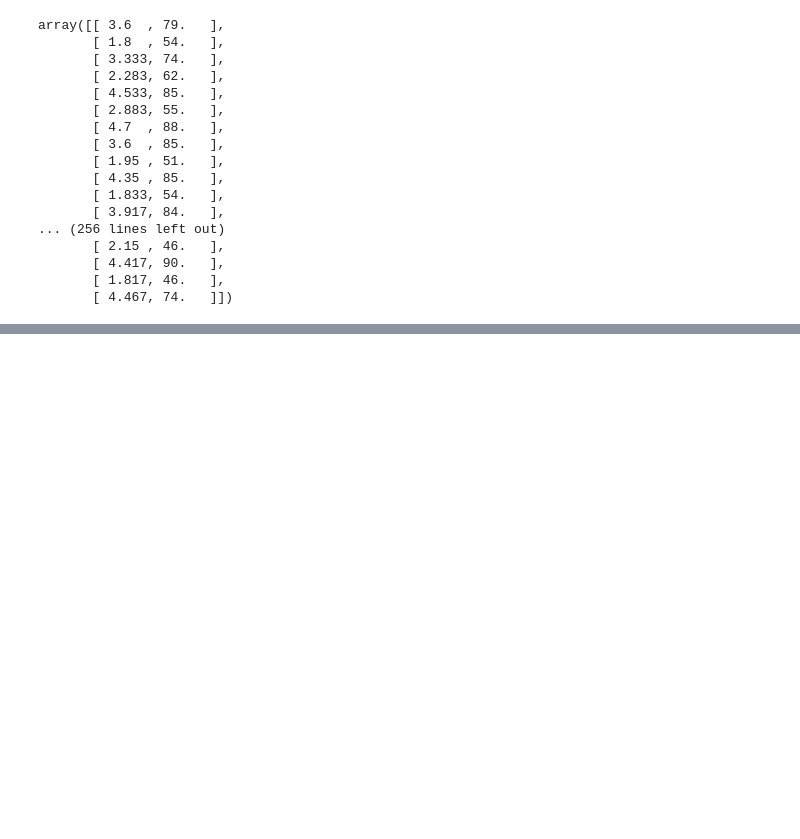
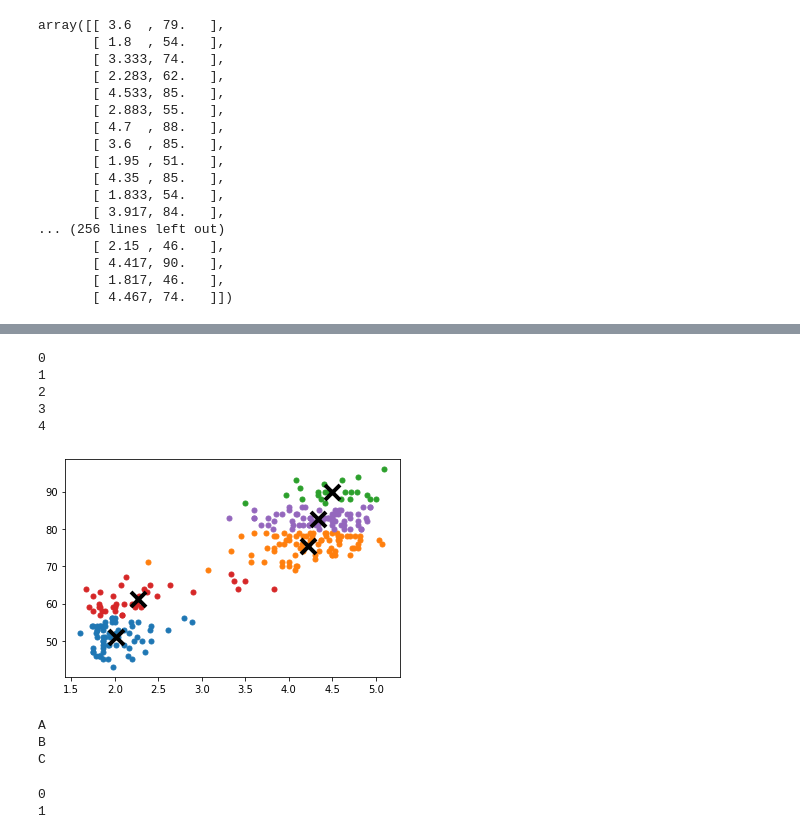
Before and after one commit to hamedf62/DM-Jun22, a Jupyter notebook: clustering/clustering.ipynb, the cells around one changed output, grey strips where cells are left out. Drawn from its saved outputs; the diff is of its cells as text; code cells hidden in the pictures; blank space fills up the shorter version.

```diff
--- a/clustering/clustering.ipynb
+++ b/clustering/clustering.ipynb
@@ -70,7 +75,7 @@ array([[ 3.6  , 79.   ],
 # %%
 from sklearn import cluster
 
-k = 2
+k = 5
 kmeans = cluster.KMeans(n_clusters=k)
 kmeans.fit(faith)
 
@@ -78,0 +144,36 @@ centroids = kmeans.cluster_centers_
+# %%
+for i in range(k):
+    print(i)
+    # select only data observations with cluster label == i
+    ds = faith[np.where(labels==i)]
+
+    # plot the data observations
+    plt.plot(ds[:,0],ds[:,1],'o', markersize=5)
+
+    # plot the centroids
+    lines = plt.plot(centroids[i,0],centroids[i,1],'kx')
+
+    # make the centroid x's bigger
+    plt.setp(lines,ms=15.0)
+    plt.setp(lines,mew=4.0)
+plt.show()
+# %% [output]
+0
+1
+2
+3
+4
+[figure, added]
+# %%
+for i in ["A","B","C"]:
+    print(i)
+# %% [output]
+A
+B
+C
+# %%
+for j in range(2):
+    print(j)
+# %% [output]
+0
+1
```
Also changed, not shown: parts of 8 cells of this notebook, 1 other file.
